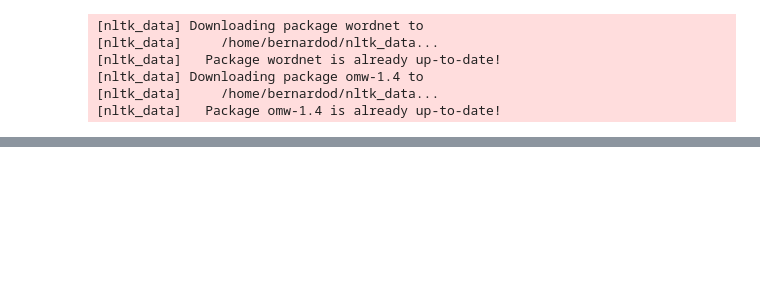
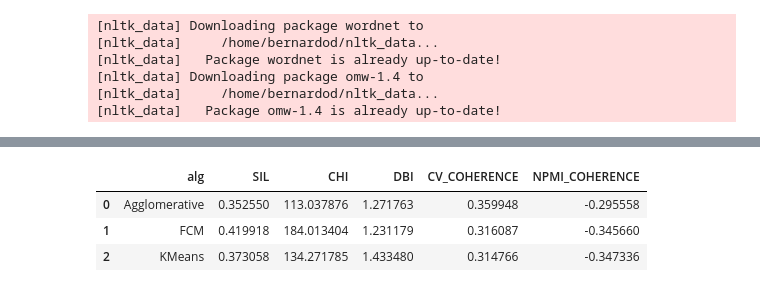
Before and after one commit to ai4society/ELIOT, a Jupyter notebook: evaluation/notebook/evaluation.ipynb, the cells around one changed output, grey strips where cells are left out. Cells and saved outputs as stored; diff of their text form; code cells hidden in the pictures; blank space fills up the shorter version.

```diff
--- a/evaluation/notebook/evaluation.ipynb
+++ b/evaluation/notebook/evaluation.ipynb
@@ -504,0 +673,22 @@ for cid in sorted(df_analysis["cluster"].unique()):
+# %%
+algorithm_summary = (
+    filtered
+    .groupby("alg")
+    .agg({
+        "SIL": "mean",
+        "CHI": "mean",
+        "DBI": "mean",
+        "CV_COHERENCE": "mean",
+        "NPMI_COHERENCE": "mean"
+    })
+    .reset_index()
+)
+
+algorithm_summary.to_csv(f"{DEFAULT_SAVE_PATH}/algorithm_summary_{category.name}.csv", index=False)
+# %%
+algorithm_summary
+# %% [output]
+|  | alg | SIL | CHI | DBI | CV_COHERENCE | NPMI_COHERENCE |
+| 0 | Agglomerative | 0.352550 | 113.037876 | 1.271763 | 0.359948 | -0.295558 |
+| 1 | FCM | 0.419918 | 184.013404 | 1.231179 | 0.316087 | -0.345660 |
+| 2 | KMeans | 0.373058 | 134.271785 | 1.433480 | 0.314766 | -0.347336 |
```
Also changed, not shown: parts of 52 cells of this notebook, 56 other files.
